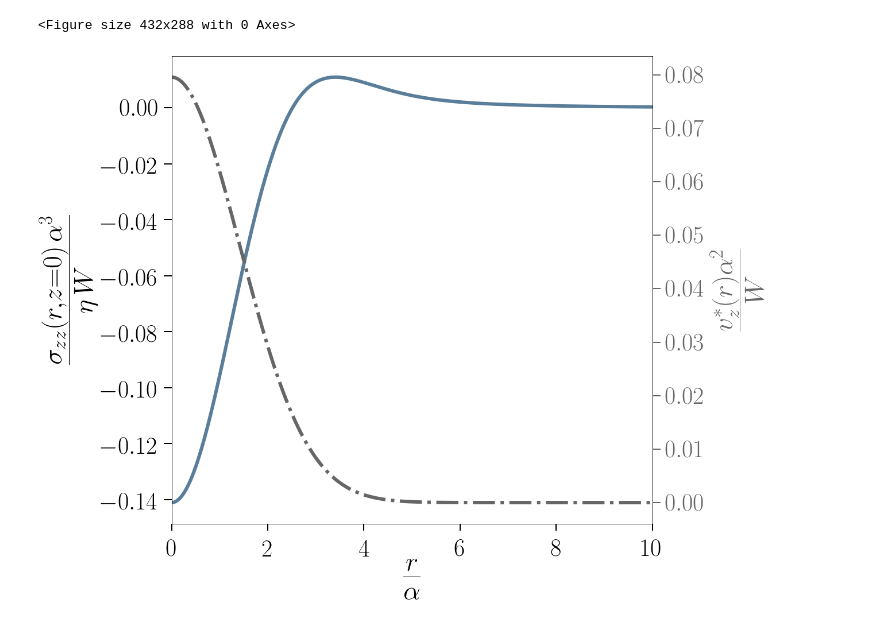
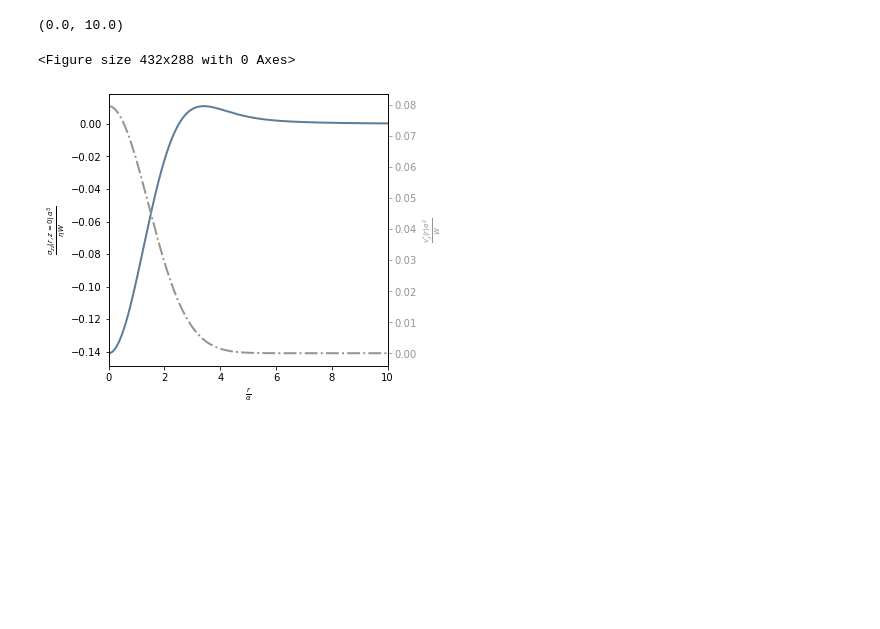
Before and after one commit to noegroup/membrane_kinetics, a Jupyter notebook: hydrodynamics/single_membrane_surface_stress.ipynb, the cells around one changed output. Saved outputs shown, nothing was run; the diff lists cells and outputs as text; code cells hidden in the pictures; blank space fills up the shorter version.

```diff
--- a/hydrodynamics/single_membrane_surface_stress.ipynb
+++ b/hydrodynamics/single_membrane_surface_stress.ipynb
@@ -11,10 +6,8 @@ Populating the interactive namespace from numpy and matplotlib
 r_alpha = np.arange (0.0, 10.0, 0.001)
 xi = r_alpha ** 2 / 8.0
 
-bc_v_z = 1.0 / (4.0 * np.pi) * exp (-r_alpha ** 2 / 4.0)
+bc_v_z = 1.0 / (4.0 * np.pi) * np.exp (-r_alpha ** 2 / 4.0)
 sig_z = -1.0 / (4.0 * np.sqrt (np.pi)) * np.exp (-xi) * ((1.0 - 2.0 * xi) * ss.iv (0, xi) + 2.0 * xi * ss.iv (1, xi))
 
-bc_sig_z = -1.0 / (4.0 * np.pi) * exp (-r_alpha ** 2 / 4.0)
+bc_sig_z = -1.0 / (4.0 * np.pi) * np.exp (-r_alpha ** 2 / 4.0)
 v_z = 1.0 / (8.0 * np.sqrt (np.pi)) * np.exp (-xi) * ss.iv (0, xi)
-
-#F_z = 8.0 * np.pi ** 1.5 * np.exp (-xi) * xi * (ss.iv (0, xi) - ss.iv (1, xi))
@@ -49,32 +14,29 @@ line_width = 6
+# %%
+line_width = 2
+label_font_size = 18
 # %%
 plt.figure ()
 
-fig, ax1 = plt.subplots (figsize = (15, 15))
+fig, ax1 = plt.subplots (figsize = (5, 5))
 
 ax1.plot (r_alpha, sig_z, linewidth = line_width, color='xkcd:steel blue')
 
-ax1.set_xlabel(r'$\frac{r}{\alpha}$',fontsize = label_font_size, labelpad = 10)
-ax1.set_ylabel(r'$\frac{\sigma_{zz}\left(r, z=0 \right) \, \alpha^3}{\eta \, W}$',fontsize = label_font_size, labelpad = 0)
+ax1.set_xlabel(r'$\frac{r}{\alpha}$',fontsize = label_font_size)
+ax1.set_ylabel(r'$\frac{\sigma_{zz}\left(r, z=0 \right) \, \alpha^3}{\eta \, W}$',fontsize = label_font_size)
 ax1.tick_params('y', colors='black')
 
 ax1.set_xlim (0.0, 10.0)
-#ax1.grid(axis='both')
 
 ax2 = ax1.twinx ()
 
-ax2.plot (r_alpha, bc_v_z, color= color_gray, linewidth = line_width, linestyle='-.')
-ax2.set_ylabel(r'$\frac{v^{*}_{z}\left(r\right) \alpha ^ 2}{W}$',fontsize = label_font_size, labelpad = 25, color= color_gray)
-ax2.tick_params('y', colors= color_gray)
+ax2.plot (r_alpha, bc_v_z, color= 'xkcd:gray',fontsize = label_font_size, linewidth = line_width, linestyle='-.')
+ax2.set_ylabel(r'$\frac{v^{*}_{z}\left(r\right) \alpha ^ 2}{W}$', color= 'xkcd:gray')
+ax2.tick_params('y', colors= 'xkcd:gray')
 ax2.set_xlim (0.0, 10.0)
-
-#plt.savefig(r'/storage/mi/sadeghi/Dropbox/FU Berlin/Results/Hydrodynamic Interaction/single_planar_sig_z.pdf',
-#            format = 'pdf', bbox_inches='tight', pad_inches = 0.5, transparent = True, dpi = 300)
-
-plt.savefig(r'/srv/public/Dropbox/FU Berlin/Publications/Hydrodynamics and kinetics of membranes/paper_SadeghiNoe_MembraneKinetics_detailed/manuscript_ver_1/figures/planar_single_stress.pdf',
-            format = 'pdf', bbox_inches='tight', pad_inches = 0.5, transparent = True, dpi = 300)
 # %% [output]
-<Figure size 432x288 with 0 Axes>
+(0.0, 10.0)
+<Figure size 432x288 with 0 Axes>
-[figure, old version]
+[figure, new version]
 # %%
 plt.figure ()
 
```
Also changed, not shown: parts of 6 cells of this notebook.
